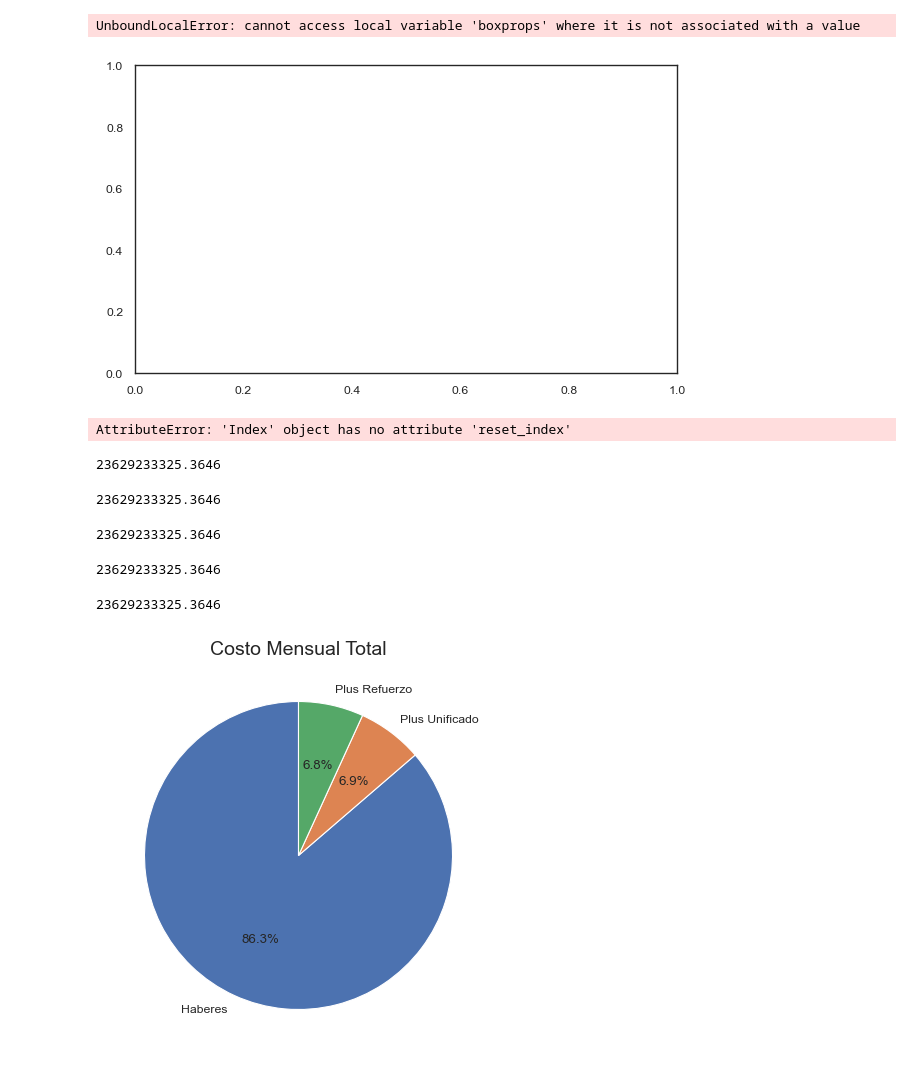
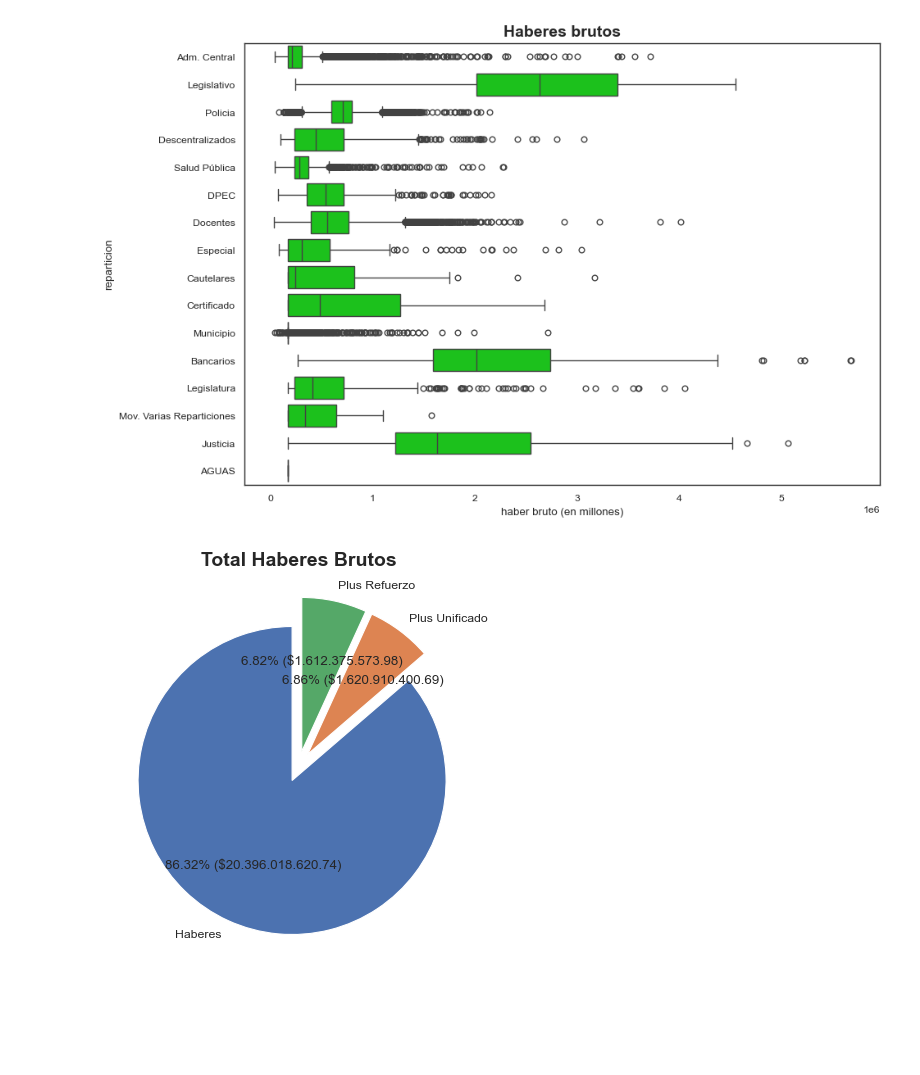
Before and after one commit to chrisgalvez/ReportesLiquidaciones, a Jupyter notebook: estadisticas-liquidaciones.ipynb, the cells around one changed output. Drawn from its saved outputs; the diff is of its cells as text; code cells hidden in the pictures; blank space fills up the shorter version.

Commit message:
agregados estadisticas liquidaciones y numeros libres

```diff
--- a/estadisticas-liquidaciones.ipynb
+++ b/estadisticas-liquidaciones.ipynb
@@ -3,8 +3,12 @@ import pandas as pd
 import numpy as np
 import sqlalchemy as sql
 from decouple import config
+import locale
 
-engine = sql.create_engine('mssql+pyodbc://IPSBD/Liquidacion?driver=ODBC+Driver+17+for+SQL+Server')
+# Establecemos el locale para usar el formato español (o de otros países que usan punto para miles y coma para decimales)
+locale.setlocale(locale.LC_ALL, 'es_ES.UTF-8')
+
+engine = sql.create_engine('mssql+pyodbc://IPSDB-Replica/Liquidacion?driver=ODBC+Driver+17+for+SQL+Server')
 engine_plus = sql.create_engine('mssql+pyodbc://IPSBD\\Plus/Liquidacion?driver=ODBC+Driver+17+for+SQL+Server')
 engine_Refuerzo = sql.create_engine('mssql+pyodbc://IPSBD\\PlusExtra/Liquidacion?driver=ODBC+Driver+17+for+SQL+Server')
 
@@ -18,8 +22,8 @@ WHERE C.TIPO='C'
 GROUP BY L.PLLA, L.ORDEN, L.AFILIADO""".format(liquidacion)
 
 creditos = pd.read_sql(cons_creditos, engine)
-cons_beneficios = f"""SELECT D.CONTROL, D.PLLA, D.ORDEN, D.AFILIADO, DL.BENEFICIO, B.DETALLE AS BENEFICIO_TIPO,
-R.DETALLE AS REPARTICION FROM DATOSAFILIADO D INNER JOIN BENEFICIO B ON B.COD=COD_BENEFICIO
+cons_beneficios = f"""SELECT D.CONTROL, D.PLLA, D.ORDEN, D.AFILIADO, D.SEXO, DL.BENEFICIO, B.DETALLE AS BENEFICIO_TIPO, B.TIPO,
+R.DETALLE AS REPARTICION, R.TIPOREPARTICION FROM DATOSAFILIADO D INNER JOIN BENEFICIO B ON B.COD=COD_BENEFICIO
 INNER JOIN REPARTICION R ON R.COD=LETRA
 INNER JOIN [{liquidacion}].dbo.DatosAfiliado DL on DL.CONTROL=D.CONTROL""".format(liquidacion=liquidacion)
 
@@ -54,7 +58,7 @@ WHERE C.TIPO='C'
 GROUP BY L.PLLA, L.ORDEN, L.AFILIADO""".format(liquidacion)
 
 creditos_Refuerzo = pd.read_sql(cons_creditos_Refuerzo, engine_Refuerzo)
-cons_beneficios_Refuerzo = f"""SELECT D.CONTROL, D.PLLA, D.ORDEN, D.AFILIADO, DL.BENEFICIO, B.DETALLE AS BENEFICIO_TIPO,
+cons_beneficios_Refuerzo = f"""SELECT D.CONTROL, D.PLLA, D.ORDEN, D.AFILIADO, D.SEXO, DL.BENEFICIO, B.DETALLE AS BENEFICIO_TIPO, B.TIPO,
 R.DETALLE AS REPARTICION FROM DATOSAFILIADO D INNER JOIN BENEFICIO B ON B.COD=COD_BENEFICIO
 INNER JOIN REPARTICION R ON R.COD=LETRA
 INNER JOIN [{liquidacion}].dbo.DatosAfiliado DL on DL.CONTROL=D.CONTROL""".format(liquidacion=liquidacion)
@@ -63,3 +67,7 @@ beneficios_Refuerzo = pd.read_sql(cons_beneficios_Refuerzo, engine_Refuerzo)
 brutos_Refuerzo = beneficios_plus.merge(creditos_Refuerzo, on=['PLLA', 'ORDEN', 'AFILIADO'], how='left').fillna(0.0)
 
 brutos_Refuerzo["BRUTO"] = brutos_Refuerzo["BENEFICIO"] + brutos_Refuerzo["CREDITOS"]
+
+brutos["TIPOREPARTICION"] = brutos["TIPOREPARTICION"].replace({"NO": "Descentralizados",
+    "SP": "Salud Pública", "AC": "Adm. Central", "MOVILIDADES": "Mov. Varias Reparticiones",
+    "Legisladores": "Legislativo", "DOC": "Docentes", "JUPOLICIA": "Policia", "MG": "Adm. Central"})
@@ -66,59 +81,37 @@ brutos_Refuerzo["BRUTO"] = brutos_Refuerzo["BENEFICIO"] + brutos_Refuerzo["CREDI
 # %%
 import seaborn as sns
 import matplotlib.pyplot as plt
 
-f, ax = plt.subplots(figsize=(7, 4))
+f, ax = plt.subplots(figsize=(10, 7))
 
 sns.color_palette("Spectral")
 
 ''' hacer una grafica con seaborn tipo boxplot del bruto por reparticion
 ordenado de mayor a menor por mayores brutos y solo de las primeras 10 reparticiones
 de mayor BRUTO, con las reparticiones en columnas de manera vertical '''
 
-top_10_reparticiones = brutos.groupby("REPARTICION")["BRUTO"].sum().nlargest(10)
+top_10_reparticiones = brutos.groupby("TIPOREPARTICION")["BRUTO"].sum().nlargest(10).index
 
-sns.boxplot(x="BRUTO", y="REPARTICION",
-data=brutos[brutos.isin(top_10_reparticiones)],
-palette="vlag", hue="REPARTICION")
+sns.boxplot(x="BRUTO", y="TIPOREPARTICION", data=brutos, color="#00DD00")
 
+plt.title("Haberes brutos",
+          fontdict={'family': 'Arial', 'size': 14, 'weight': 'bold', 'style': 'normal'})
+plt.ylabel('reparticion')
+plt.xlabel('haber bruto (en millones)')
 plt.show()
 # %% [output]
-UnboundLocalError: cannot access local variable 'boxprops' where it is not associated with a value
-[figure, old version]
+[figure, new version]
-# %%
-top_10_reparticiones.index.reset_index()
-# %% [output]
-AttributeError: 'Index' object has no attribute 'reset_index'
-# %%
-sum(costos)
-# %% [output]
-23629233325.3646
-# %%
-sum(costos)
-# %% [output]
-23629233325.3646
-# %%
-sum(costos)
-# %% [output]
-23629233325.3646
-# %%
-sum(costos)
-# %% [output]
-23629233325.3646
-# %%
-sum(costos)
-# %% [output]
-23629233325.3646
 # %%
 costos = [ brutos["BRUTO"].sum(), brutos_plus["BRUTO"].sum(), brutos_Refuerzo["BRUTO"].sum()]
 
 sns.set_theme("paper")
 sns.set_style("white")
 fig = plt.figure(figsize=(5,5))
-plt.pie(costos, autopct='%1.1f%%', shadow=False, startangle=90, labels=["Haberes", "Plus Unificado", "Plus Refuerzo"] )
+plt.pie(costos, autopct=lambda p:f'{p:.2f}% (${p*sum(costos)/100 :,.2f})'.replace(',','.'),
+        shadow=False, startangle=90, labels=["Haberes", "Plus Unificado", "Plus Refuerzo"], explode=[0.1, 0.1,0.1])
 
-plt.title("Costo Mensual Total", fontdict={'family': 'Arial', 'size': 14, 'style': 'normal'})
+plt.title("Total Haberes Brutos", fontdict={'family': 'Arial', 'size': 14, 'weight': 'bold', 'style': 'normal'})
 
 plt.show()
 # %% [output]
-[figure, old version]
+[figure, new version]
```
Also changed, not shown: parts of 9 cells of this notebook, 2 other files.
